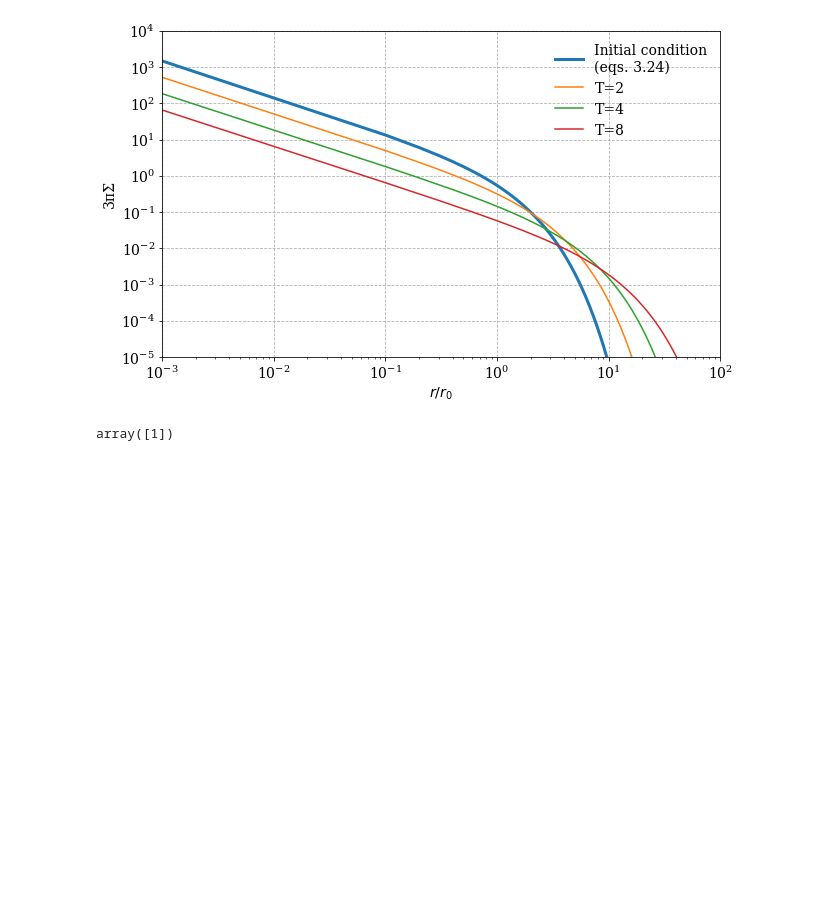
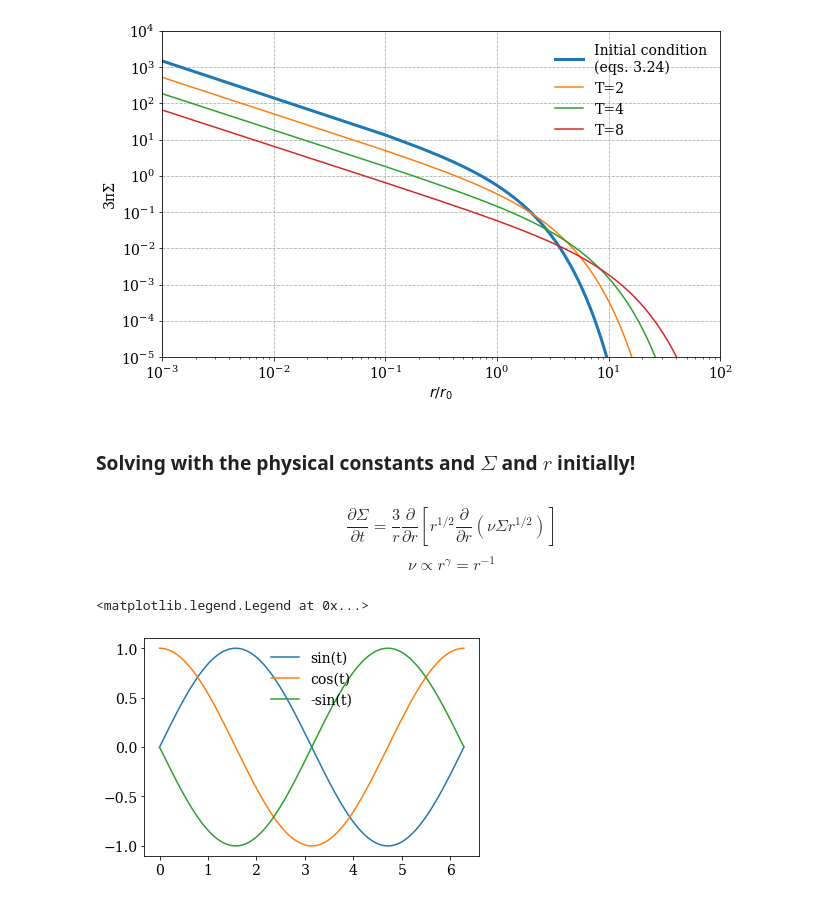
Before and after one commit to agent031/bachelor_code, a Jupyter notebook: Simple_solutions/viscosity_power_law.ipynb, the cells around one changed output. Drawn from its saved outputs; the diff is of its cells as text; code cells hidden in the pictures; blank space fills up the shorter version.

```diff
--- a/Simple_solutions/viscosity_power_law.ipynb
+++ b/Simple_solutions/viscosity_power_law.ipynb
@@ -62,7 +70,11 @@ plt.legend(frameon = False)
 axs.set(xlabel='$r/r_0$', ylabel='3πΣ', ylim = (1e-5, 1e4), xlim = (x_i, x_f), yticks = np.logspace(-5, 4, 10), xticks = np.logspace(-3, 2, 6));
 # %% [output]
 [figure]
-# %%
-np.arange(1,2)
-# %% [output]
-array([1])
+# %% [markdown]
+### Solving with the physical constants and $\Sigma$ and $r$ initially!
+# %% [markdown]
+$$\frac{\partial\Sigma}{\partial t}
+= \frac{3}{r} \frac{\partial}{\partial r}
+\left[r^{1/2} \frac{\partial}{\partial r}(\nu\Sigma r^{1/2})\right]
+$$
+$$\nu \propto r^γ=r^{-1}$$
@@ -68,0 +100,16 @@ array([1])
+# %%
+### Test whether "get_first dev" works
+t = np.linspace(0, 2 * np.pi, 1000)
+
+f = np.sin(t, )
+f_dev = get_first_dev(f, t[1]-[0])
+f_dev2 = get_first_dev(f_dev, t[1]-[0])
+
+plt.plot(t, f, label = 'sin(t)')
+plt.plot(t, f_dev, label= 'cos(t)')
+plt.plot(t, f_dev2, label= '-sin(t)')
+
+plt.legend(frameon = False)
+# %% [output]
+<matplotlib.legend.Legend at 0x...>
+[figure, added]
```
Also changed, not shown: parts of 6 cells of this notebook, 1 other file.
